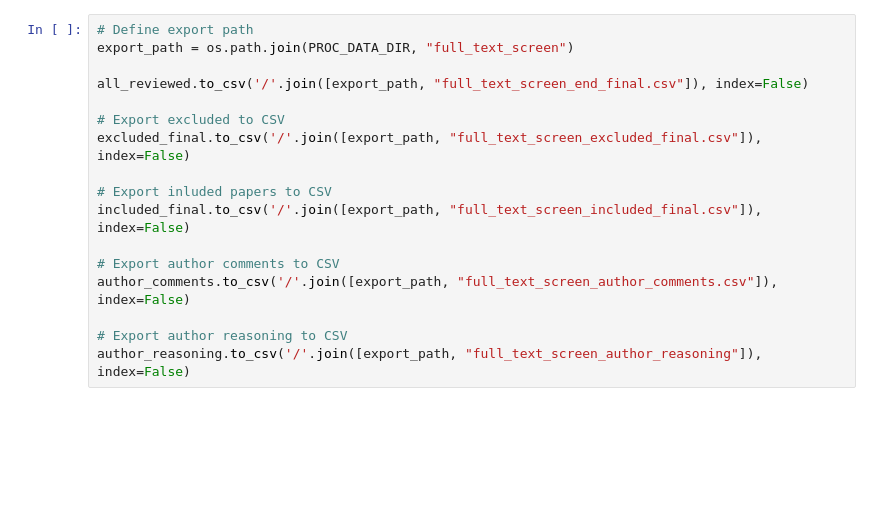
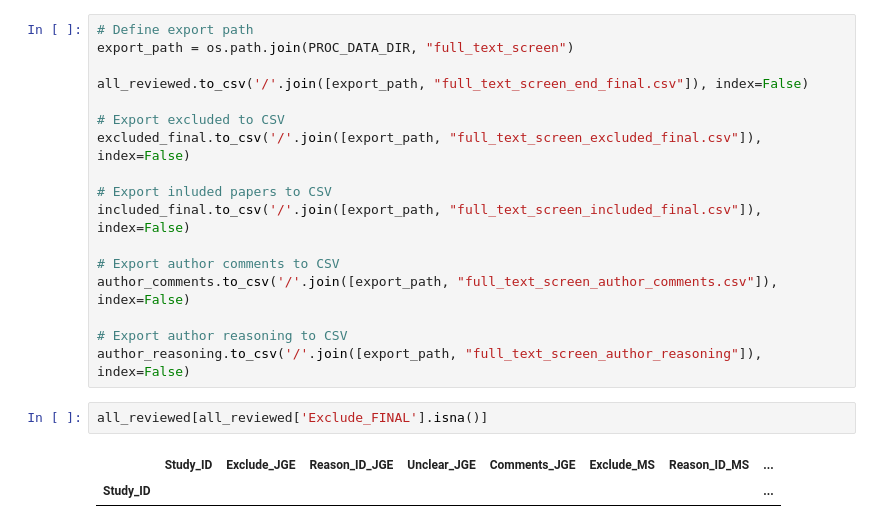
Before and after one commit to jackgedge/iifo_systematic_review, a Jupyter notebook: msc_code/notebooks/05-full_text_screen.ipynb, the cells around one changed output. Drawn from its saved outputs; the diff is of its cells as text; blank space fills up the shorter version.

```diff
--- a/msc_code/notebooks/05-full_text_screen.ipynb
+++ b/msc_code/notebooks/05-full_text_screen.ipynb
@@ -381,3 +379,8 @@ author_comments.to_csv('/'.join([export_path, "full_text_screen_author_comments.
 
 # Export author reasoning to CSV
 author_reasoning.to_csv('/'.join([export_path, "full_text_screen_author_reasoning"]), index=False)
+# %%
+all_reviewed[all_reviewed['Exclude_FINAL'].isna()]
+# %% [output]
+|  | Study_ID | Exclude_JGE | Reason_ID_JGE | Unclear_JGE | Comments_JGE | Exclude_MS | Reason_ID_MS | ... |
+| Study_ID |  |  |  |  |  |  |  | ... |
```
Also changed, not shown: parts of 7 cells of this notebook, 23 other files.
